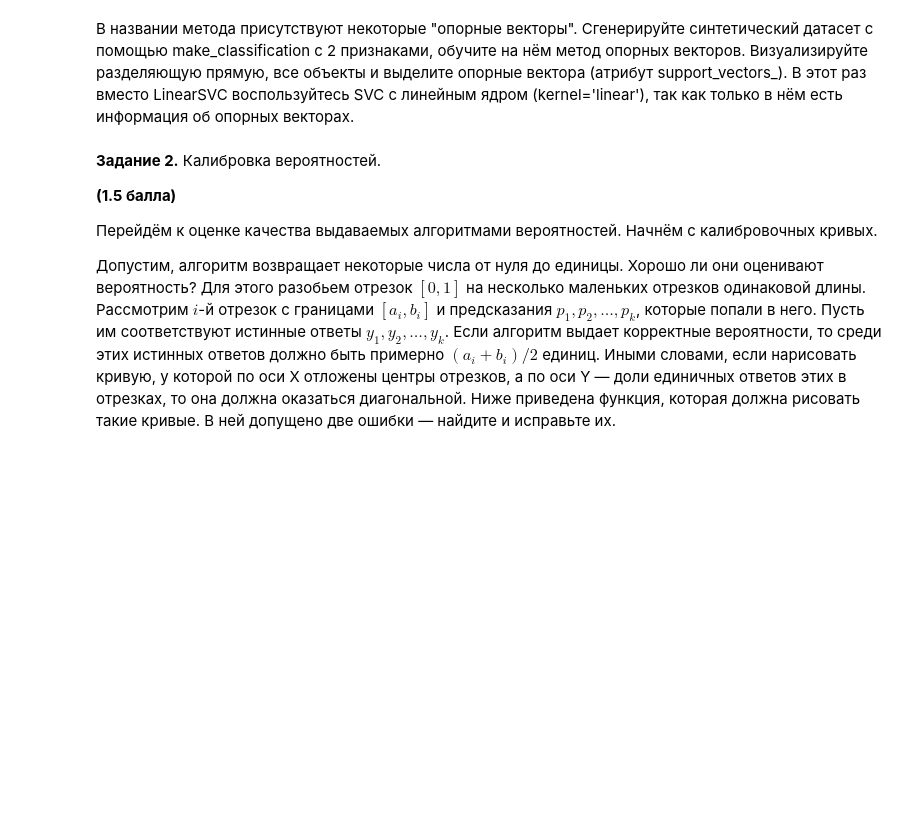
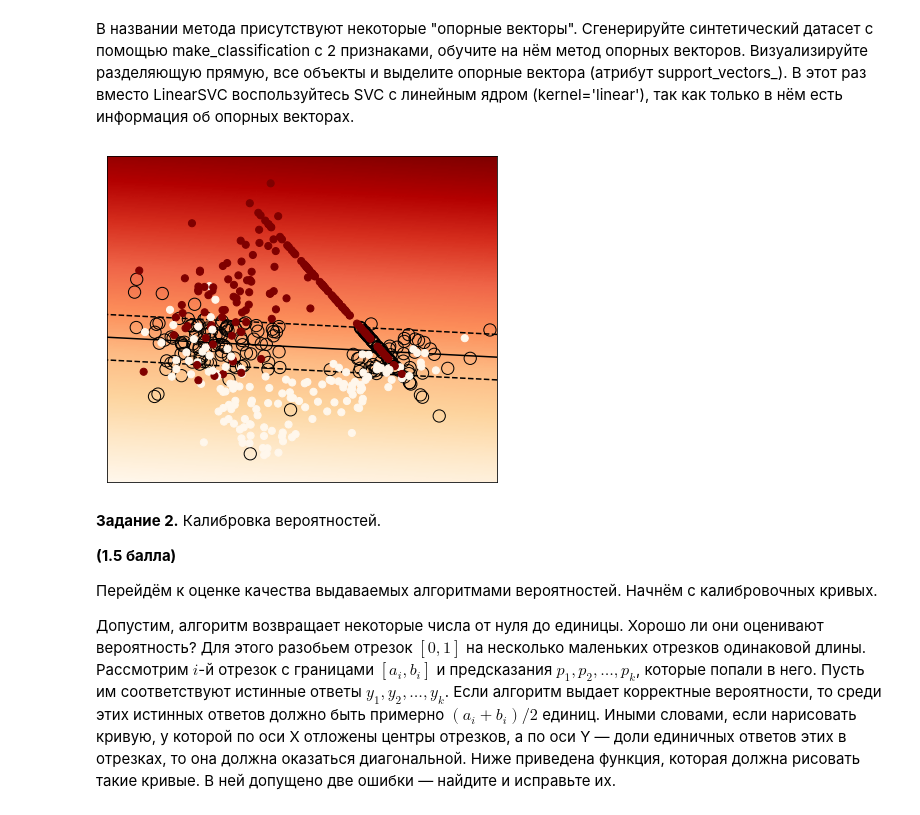
Before and after one commit to dep-810b-studs/machine-learning, a Jupyter notebook: task_02/homework-practice-04.ipynb, the cells around one changed output. Drawn from its saved outputs; the diff is of its cells as text; code cells hidden in the pictures; blank space fills up the shorter version.

```diff
--- a/task_02/homework-practice-04.ipynb
+++ b/task_02/homework-practice-04.ipynb
@@ -83,8 +117,14 @@ accuracy_score: 0.8509
 # %%
 import sklearn.svm as svm
 
+X, y = make_classification(n_samples=1000, n_features=2, n_informative=2, n_redundant=0)
+X_train, X_test, y_train, y_test = train_test_split(X, y, test_size=0.3)
+
 model = svm.SVC(kernel='linear')
 model.fit(X_train, y_train)
+plot_results(model, X_test,y_test)
+# %% [output]
+[figure, added]
 # %% [markdown]
 __Задание 2.__ Калибровка вероятностей.
 
```
Also changed, not shown: parts of 74 cells of this notebook, 2 other files.
